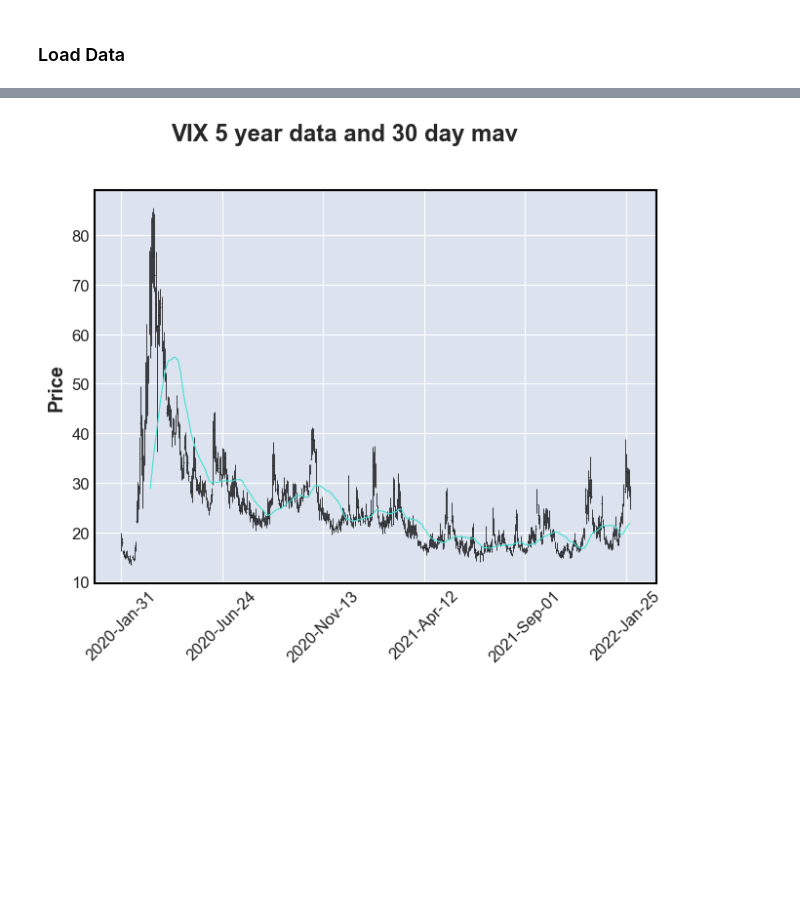
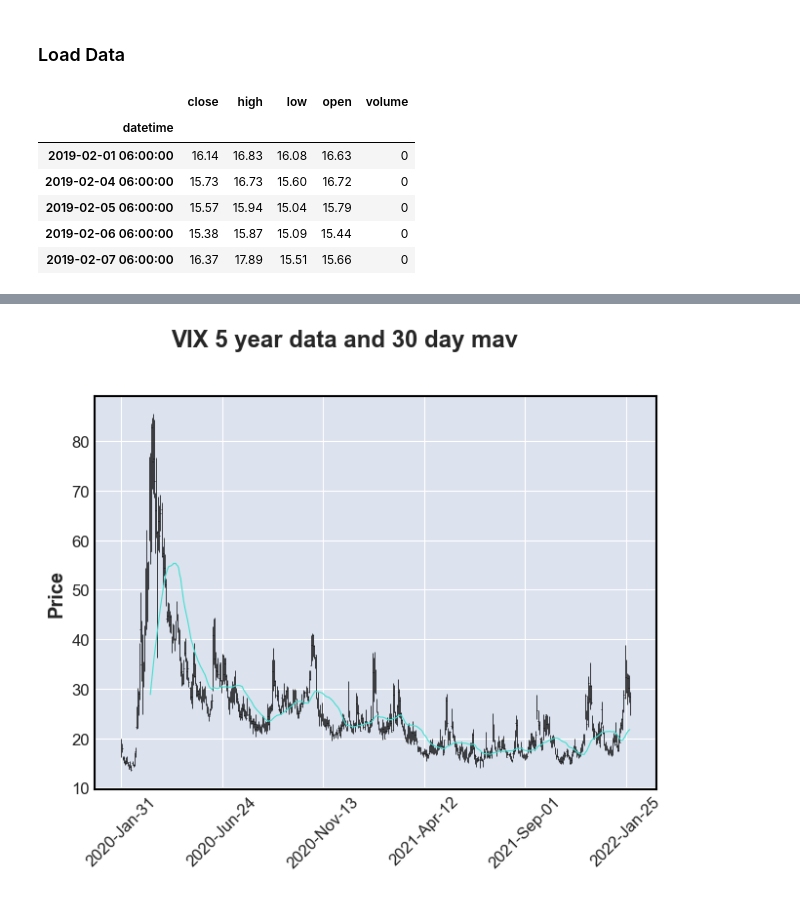
Before and after one commit to elivolunteer/VIX_VXX_exploration, a Jupyter notebook: VIX_VXX_Patterns.ipynb, the cells around one changed output, grey strips where cells are left out. Drawn from its saved outputs; the diff is of its cells as text; code cells hidden in the pictures; blank space fills up the shorter version.

```diff
--- a/VIX_VXX_Patterns.ipynb
+++ b/VIX_VXX_Patterns.ipynb
@@ -20,3 +20,13 @@ VIX_His = VIX_His.set_index("datetime")
 VXX_His = pd.read_csv('data/VXX_His.csv', header=0, index_col=None, squeeze=True)
 VXX_His["datetime"] = pd.to_datetime(VXX_His["datetime"], unit='ms')
 VXX_His = VXX_His.set_index("datetime")
+# %%
+VIX_His.head()
+# %% [output]
+|  | close | high | low | open | volume |
+| datetime |  |  |  |  |  |
+| 2019-02-01 06:00:00 | 16.14 | 16.83 | 16.08 | 16.63 | 0 |
+| 2019-02-04 06:00:00 | 15.73 | 16.73 | 15.60 | 16.72 | 0 |
+| 2019-02-05 06:00:00 | 15.57 | 15.94 | 15.04 | 15.79 | 0 |
+| 2019-02-06 06:00:00 | 15.38 | 15.87 | 15.09 | 15.44 | 0 |
+| 2019-02-07 06:00:00 | 16.37 | 17.89 | 15.51 | 15.66 | 0 |
```
Also changed, not shown: parts of 3 cells of this notebook, 1 other file.
